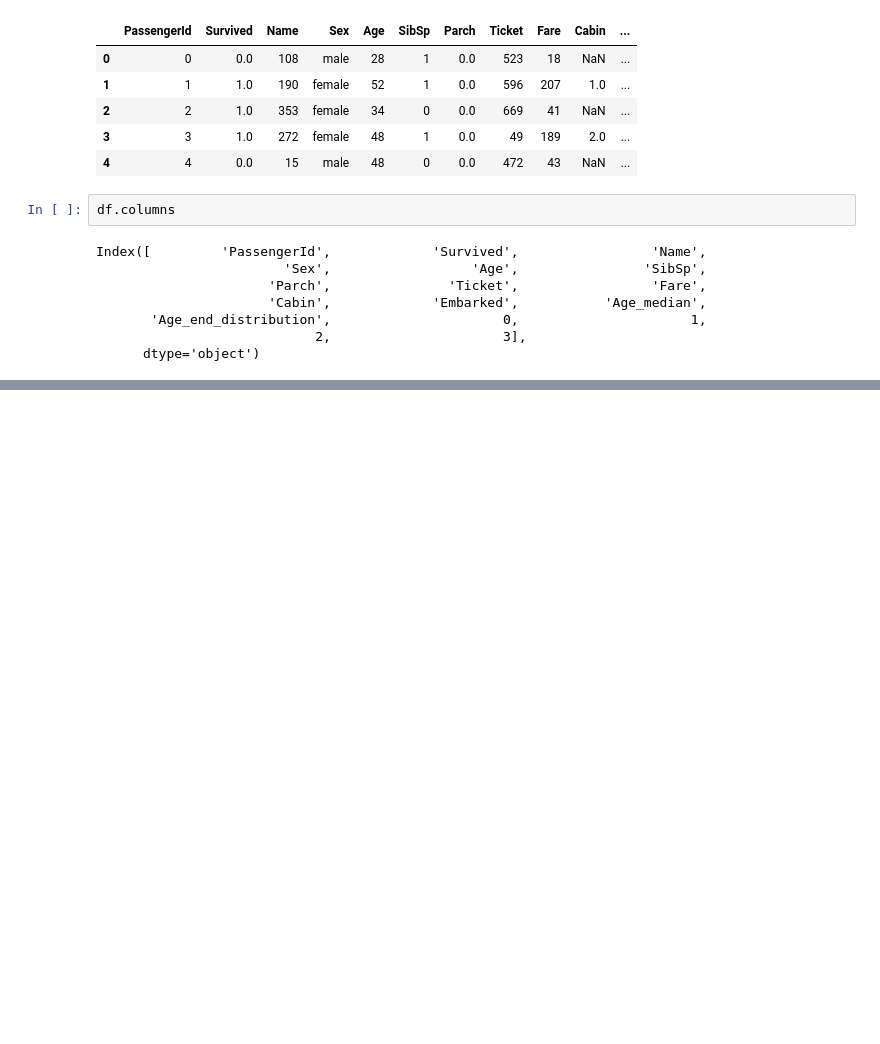
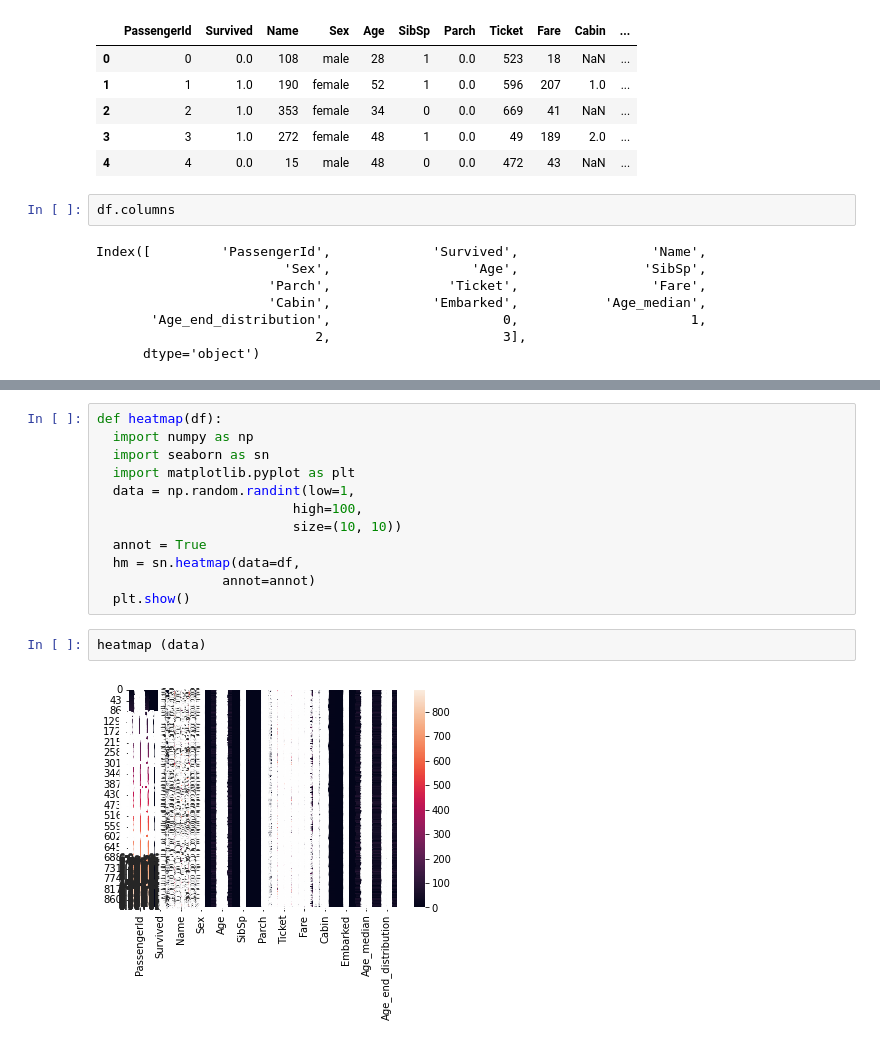
Before and after one commit to RahulParajuli/DataVisualizationandML, a Jupyter notebook: functions.ipynb, the cells around one changed output, grey strips where cells are left out. Drawn from its saved outputs; the diff is of its cells as text; blank space fills up the shorter version.

```diff
--- a/functions.ipynb
+++ b/functions.ipynb
@@ -539,0 +560,16 @@ Index([         'PassengerId',             'Survived',                 'Name',
+# %%
+def heatmap(df):
+  import numpy as np
+  import seaborn as sn
+  import matplotlib.pyplot as plt
+  data = np.random.randint(low=1,
+                         high=100,
+                         size=(10, 10))
+  annot = True
+  hm = sn.heatmap(data=df,
+                annot=annot)
+  plt.show()
+# %%
+heatmap (data)
+# %% [output]
+[figure, added]
```
Also changed, not shown: parts of 9 cells of this notebook.
